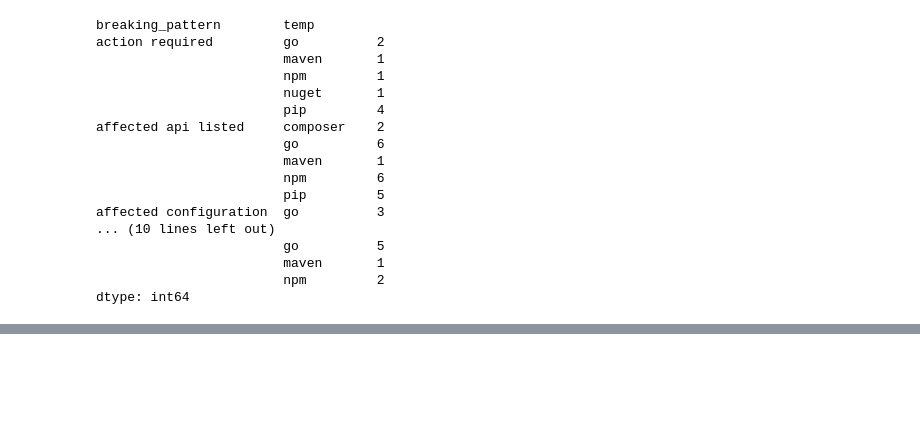
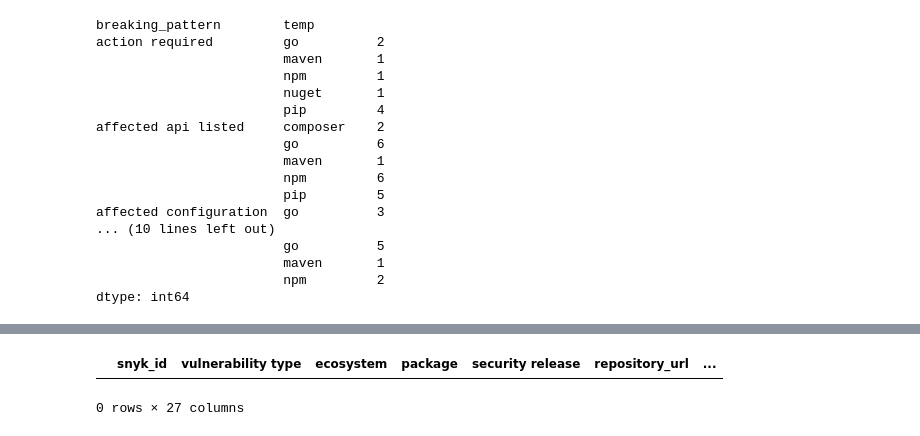
Before and after one commit to nasifimtiazohi/advisory-lifecycle, a Jupyter notebook: data_explore/rq3.ipynb, the cells around one changed output, grey strips where cells are left out. Saved outputs shown, nothing was run; the diff lists cells and outputs as text; code cells hidden in the pictures; blank space fills up the shorter version.

```diff
--- a/data_explore/rq3.ipynb
+++ b/data_explore/rq3.ipynb
@@ -439,0 +457,6 @@ csv
+# %%
+cvecsv['is_fix'] = cvecsv['is_fix'].fillna(0)
+cvecsv[cvecsv['is_fix'].isnull()]
+# %% [output]
+|  | snyk_id | vulnerability type | ecosystem | package | security release | repository_url | ... |
+0 rows × 27 columns
```
Also changed, not shown: parts of 21 cells of this notebook, 2 other files.
